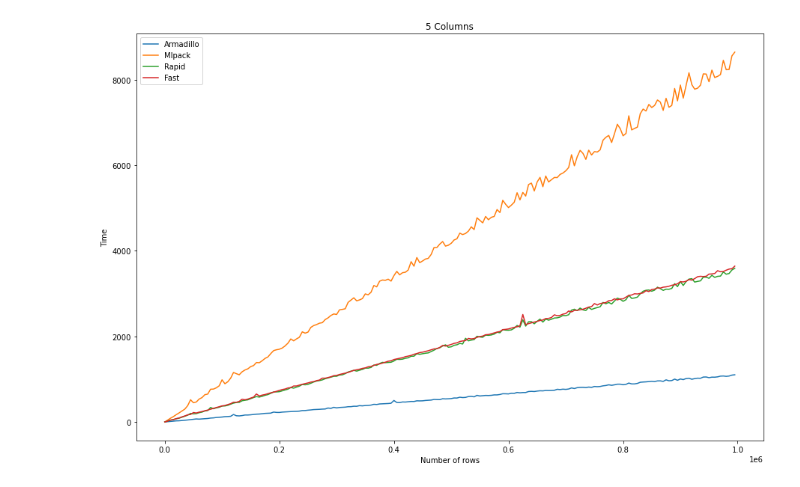
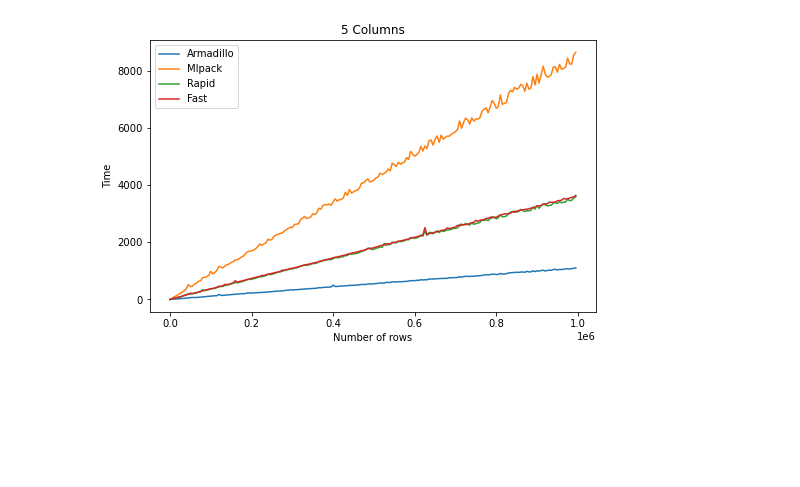
Before and after one commit to heisenbuug/Benchmark-CSV-Parsers, a Jupyter notebook: csvparser_log_check.ipynb, the cells around one changed output. Drawn from its saved outputs; the diff is of its cells as text; code cells hidden in the pictures; blank space fills up the shorter version.

```diff
--- a/csvparser_log_check.ipynb
+++ b/csvparser_log_check.ipynb
@@ -49,21 +49,21 @@ for i in range(2, 600, 3):
     rapid_25_cols.append(z[i])
     fast_25_cols.append(w[i])
 # %%
-plt.figure(figsize=(15,10))
+plt.figure(figsize=(8,5))
 # armadillo
 plt.plot(rows_5_cols, arma_5_cols, label = "Armadillo")
 # mlpack
 plt.plot(rows_5_cols, mlpack_5_cols, label = "Mlpack")
 # rapid
 plt.plot(rows_5_cols, rapid_5_cols, label = "Rapid")
 # fast
 plt.plot(rows_5_cols, fast_5_cols, label = "Fast")
 
 plt.xlabel('Number of rows')
 plt.ylabel('Time')
 plt.title('5 Columns')
 plt.legend()
 plt.savefig('5_cols.png')
 # %% [output]
-[figure, old version]
+[figure, new version]
 # %%
```
Also changed, not shown: parts of 2 cells of this notebook, 4 other files.
